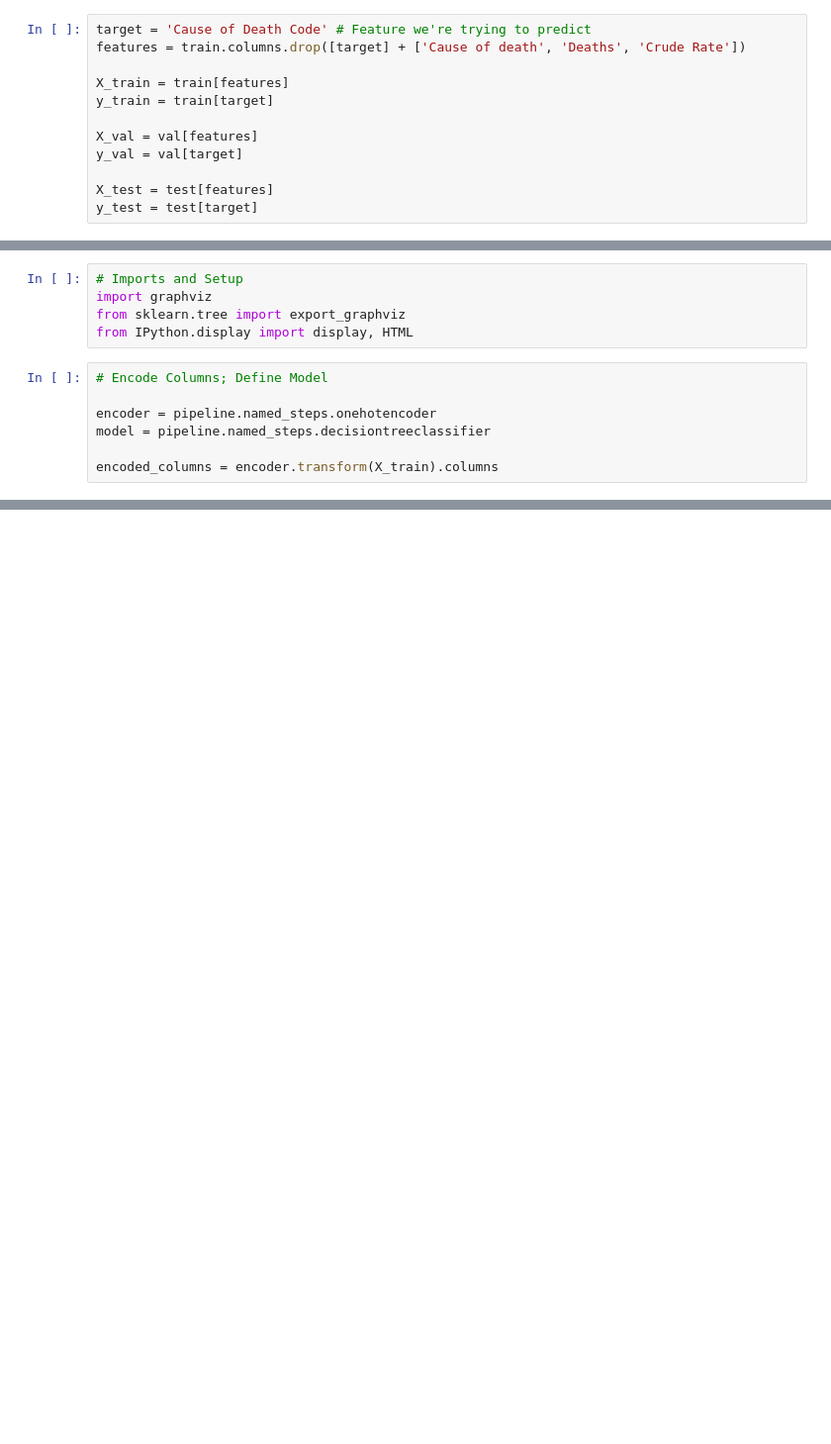
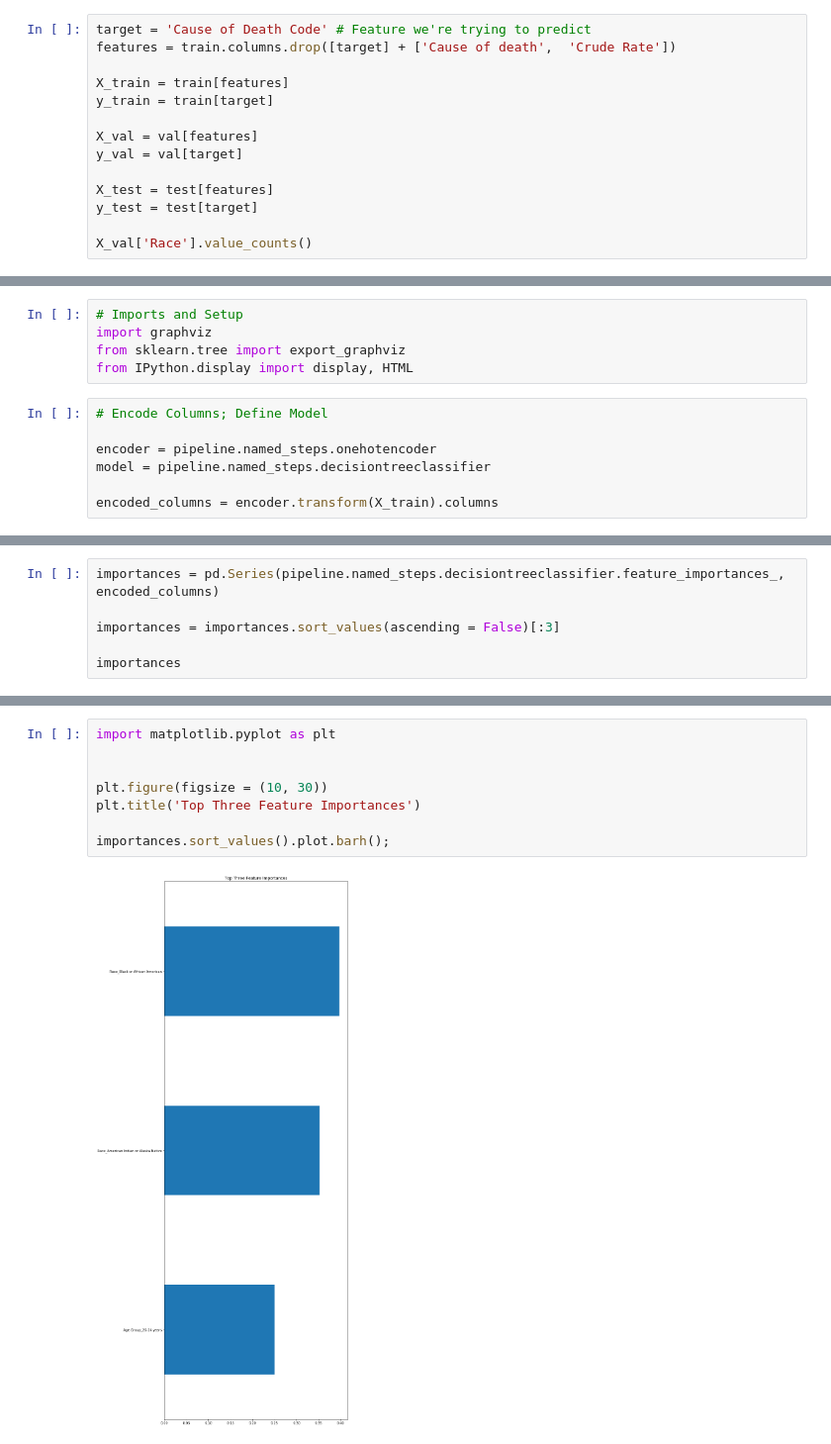
Before and after one commit to KennethTBarrett/Lambda-School-Unit-2-Build, a Jupyter notebook: Cause of Death (TX).ipynb, the cells around one changed output, grey strips where cells are left out. Shown at 99% size. Drawn from its saved outputs; the diff is of its cells as text; blank space fills up the shorter version.

Commit message:
Added Visualizations

```diff
--- a/Cause of Death (TX).ipynb
+++ b/Cause of Death (TX).ipynb
@@ -95,6 +108,6 @@ train.head()
 # %%
 target = 'Cause of Death Code' # Feature we're trying to predict
-features = train.columns.drop([target] + ['Cause of death', 'Deaths', 'Crude Rate'])
+features = train.columns.drop([target] + ['Cause of death',  'Crude Rate'])
 
 X_train = train[features]
 y_train = train[target]
@@ -104,3 +117,5 @@ y_val = val[target]
 
 X_test = test[features]
 y_test = test[target]
+
+X_val['Race'].value_counts()
@@ -224,0 +248,6 @@ display(graphviz.Source(dot_data))
+# %%
+importances = pd.Series(pipeline.named_steps.decisiontreeclassifier.feature_importances_, encoded_columns)
+
+importances = importances.sort_values(ascending = False)[:3]
+
+importances
@@ -224,0 +259,10 @@ display(graphviz.Source(dot_data))
+# %%
+import matplotlib.pyplot as plt
+
+
+plt.figure(figsize = (10, 30))
+plt.title('Top Three Feature Importances')
+
+importances.sort_values().plot.barh();
+# %% [output]
+[figure, added]
```
Also changed, not shown: parts of 15 cells of this notebook.
